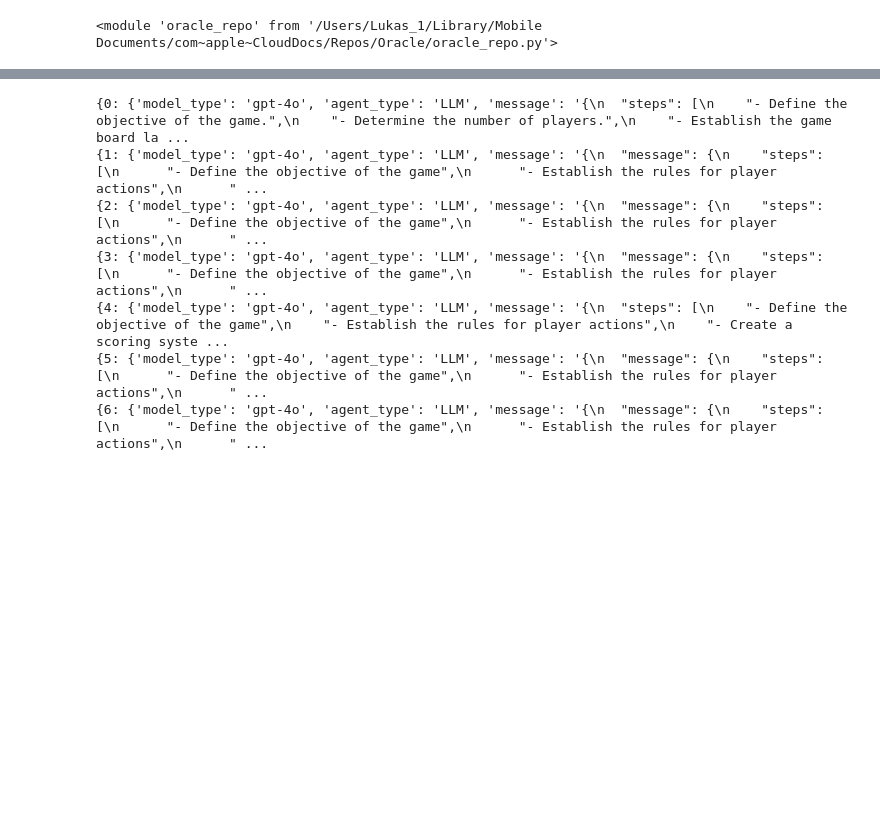
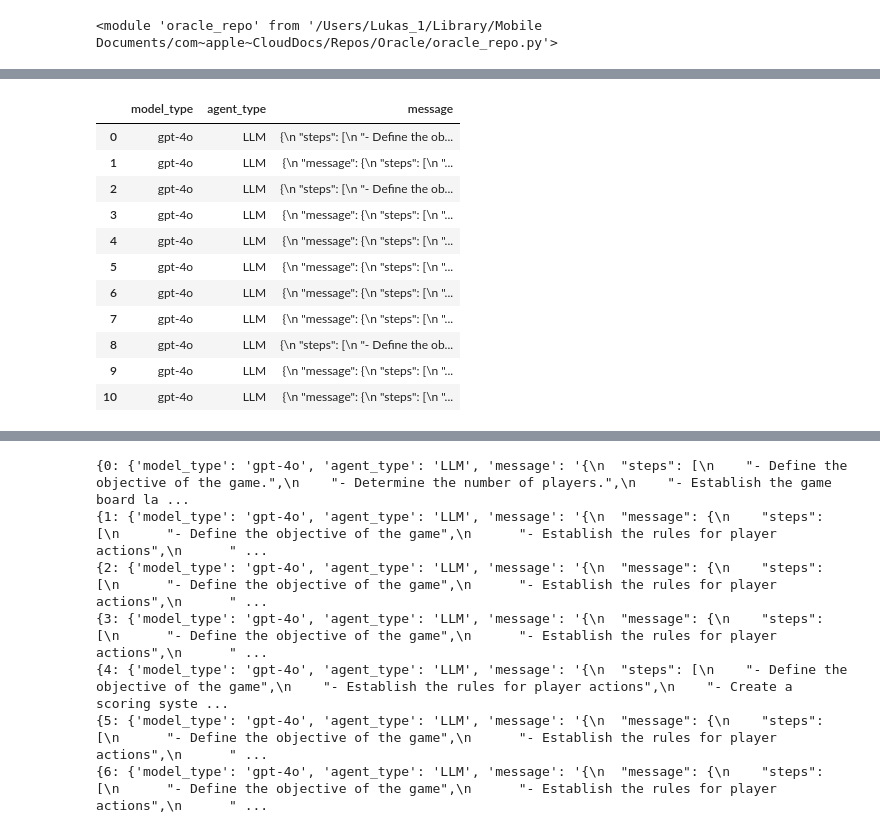
Before and after one commit to ArchipelAi/archipel-monorepo, a Jupyter notebook: scripts/python/LSTM_network copy 2.ipynb, the cells around one changed output, grey strips where cells are left out. Cells and saved outputs as stored; diff of their text form; code cells hidden in the pictures; blank space fills up the shorter version.

```diff
--- a/scripts/python/LSTM_network copy 2.ipynb
+++ b/scripts/python/LSTM_network copy 2.ipynb
@@ -393,16 +558,30 @@ response_outputs_backup_df.to_csv("response_outputs_backup.csv", index=False)
 # %%
 df = pd.DataFrame(best_response_backup)
 
 def consolidate_non_nan_entries(df):
     consolidated_list = []
     for index, row in df.iterrows():
         consolidated_row = {}
         for item in row.dropna():
             consolidated_row.update(item)
         consolidated_list.append(consolidated_row)
     return pd.DataFrame(consolidated_list)
 
 # Consolidate the DataFrame
 consolidated_df = consolidate_non_nan_entries(df)
-consolidated_df.to_csv("best_response_backup.csv", index=False)
+consolidated_df
+#consolidated_df.to_csv("best_response_backup.csv", index=False)
+# %% [output]
+|  | model_type | agent_type | message |
+| 0 | gpt-4o | LLM | {\n "steps": [\n "- Define the ob... |
+| 1 | gpt-4o | LLM | {\n "message": {\n "steps": [\n "... |
+| 2 | gpt-4o | LLM | {\n "steps": [\n "- Define the ob... |
+| 3 | gpt-4o | LLM | {\n "message": {\n "steps": [\n "... |
+| 4 | gpt-4o | LLM | {\n "message": {\n "steps": [\n "... |
+| 5 | gpt-4o | LLM | {\n "message": {\n "steps": [\n "... |
+| 6 | gpt-4o | LLM | {\n "message": {\n "steps": [\n "... |
+| 7 | gpt-4o | LLM | {\n "message": {\n "steps": [\n "... |
+| 8 | gpt-4o | LLM | {\n "steps": [\n "- Define the ob... |
+| 9 | gpt-4o | LLM | {\n "message": {\n "steps": [\n "... |
+| 10 | gpt-4o | LLM | {\n "message": {\n "steps": [\n "... |
 # %%
```
Also changed, not shown: parts of 20 cells of this notebook.
